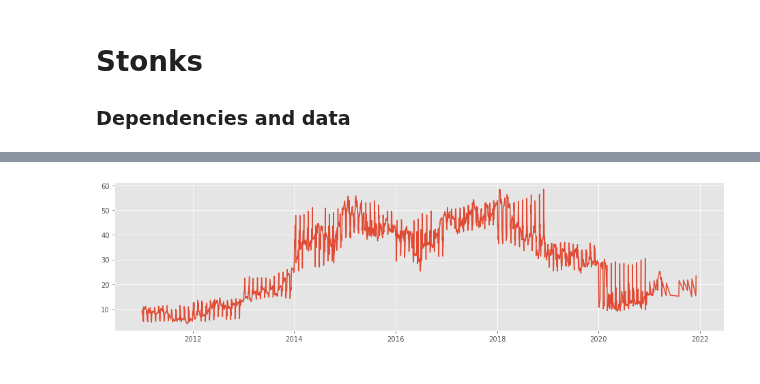
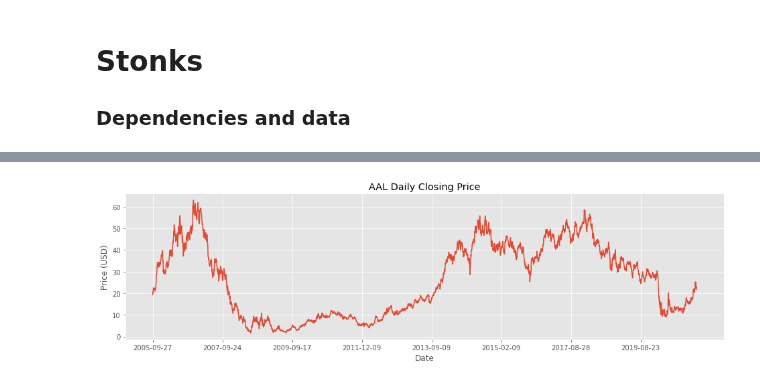
Before and after one commit to tri-bui/stonks, a Jupyter notebook: Untitled.ipynb, the cells around one changed output, grey strips where cells are left out. Cells and saved outputs as stored; diff of their text form; code cells hidden in the pictures.

Commit message:
Update plot to pandas plot in notebook

```diff
--- a/Untitled.ipynb
+++ b/Untitled.ipynb
@@ -29,5 +28,0 @@ aal_df.head()
-# %%
-# Sort by date
-aal_df['Date'] = pd.to_datetime(aal_df['Date']) # convert date to datetime
-aal_df.sort_values('Date', inplace=True)
-aal_df.info()
@@ -55,7 +29,8 @@ plt.show()
-# %%
-# Filter for data after 2010
-aal11_df = aal_df[aal_df['Date'].dt.year > 2010]
-plt.plot(aal11_df['Date'], aal11_df['Close'])
-plt.show()
-# %% [output]
-[figure, removed]
+# %%
+# Plot AAL
+aal_df['Close'].plot(title='AAL Daily Closing Price', ylabel='Price (USD)', xlabel='Date')
+plt.xticks(ticks=range(0, aal_df.shape[0], 500),
+           labels=aal_df.loc[range(0, aal_df.shape[0], 500), 'Date'].dt.date)
+plt.show()
+# %% [output]
+[figure, added]
```
Also changed, not shown: parts of 3 cells of this notebook.
